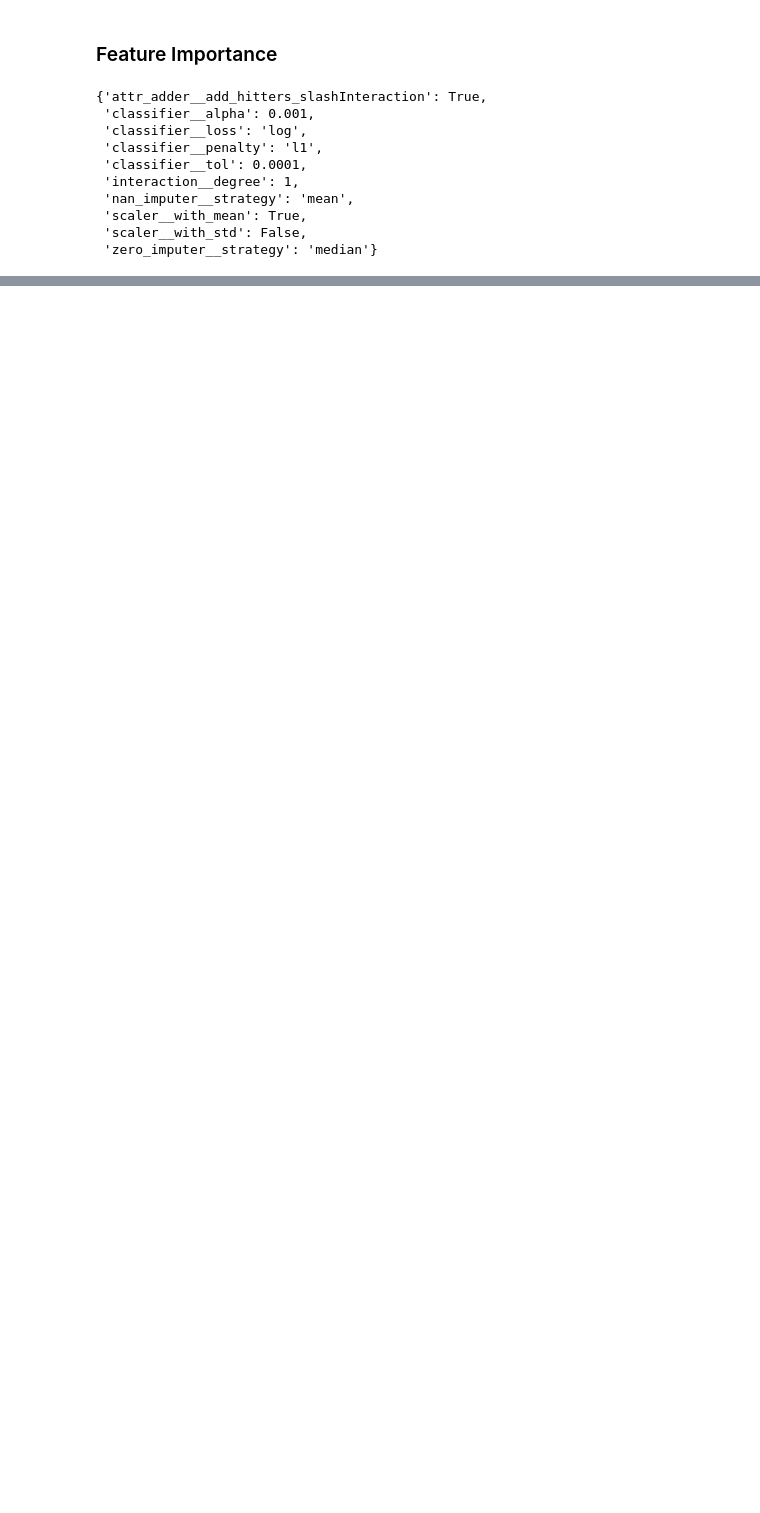
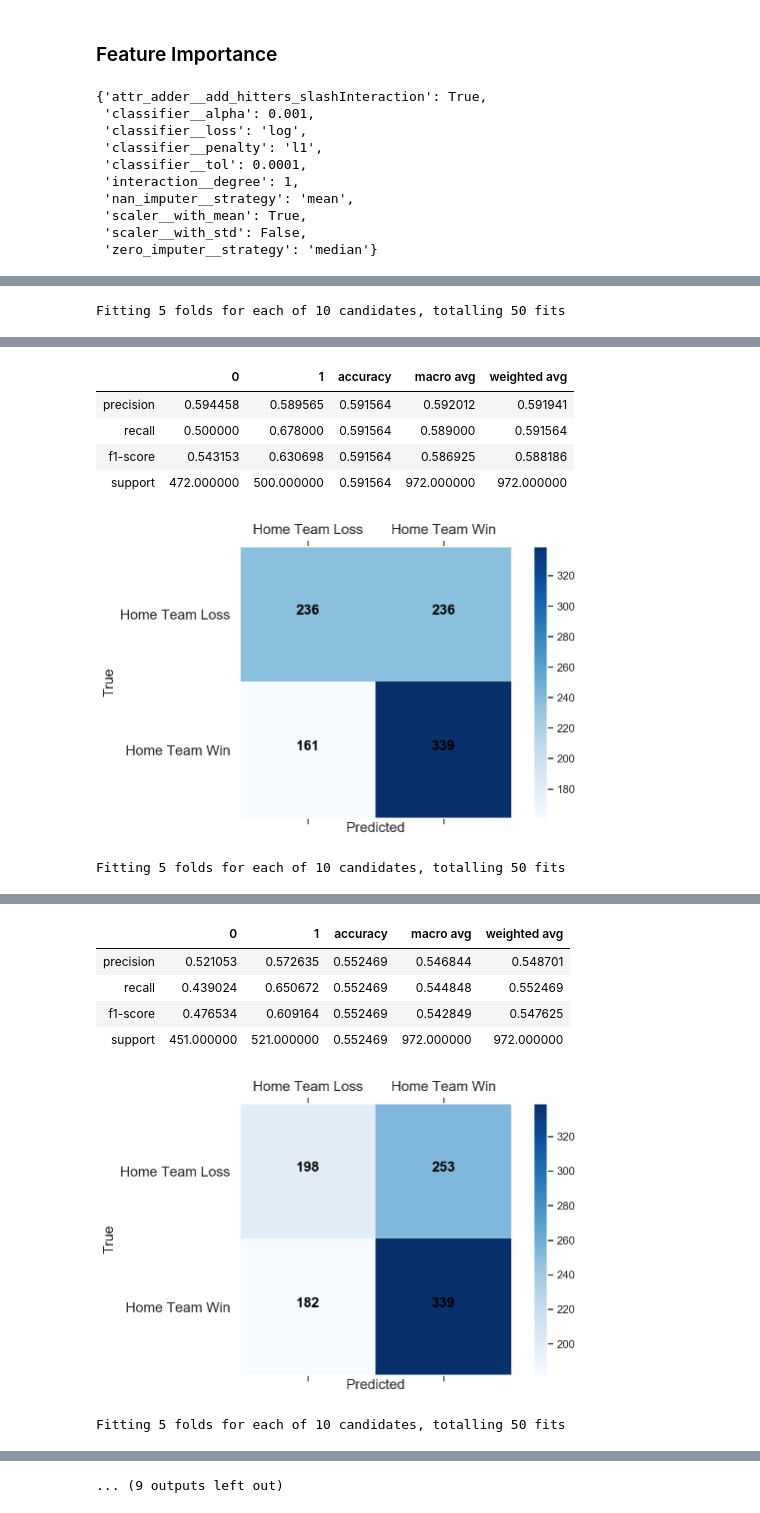
Before and after one commit to schlinkertc/mlb_predictions, a Jupyter notebook: modeling.ipynb, the cells around one changed output, grey strips where cells are left out. Cells and saved outputs as stored; diff of their text form; code cells hidden in the pictures; blank space fills up the shorter version.

```diff
--- a/modeling.ipynb
+++ b/modeling.ipynb
@@ -1207,0 +1124,4 @@ sgd_clf = SGDClassifier()
+# %%
+pipeline_cv(5,X.drop(columns=['homeWin_pct','awayWin_pct']),y,lr_random_search)
+# %% [output]
+Fitting 5 folds for each of 10 candidates, totalling 50 fits
@@ -1207,0 +1131,7 @@ sgd_clf = SGDClassifier()
+|  | 0 | 1 | accuracy | macro avg | weighted avg |
+| precision | 0.594458 | 0.589565 | 0.591564 | 0.592012 | 0.591941 |
+| recall | 0.500000 | 0.678000 | 0.591564 | 0.589000 | 0.591564 |
+| f1-score | 0.543153 | 0.630698 | 0.591564 | 0.586925 | 0.588186 |
+| support | 472.000000 | 500.000000 | 0.591564 | 972.000000 | 972.000000 |
+[figure, added]
+Fitting 5 folds for each of 10 candidates, totalling 50 fits
@@ -1207,0 +1141,7 @@ sgd_clf = SGDClassifier()
+|  | 0 | 1 | accuracy | macro avg | weighted avg |
+| precision | 0.521053 | 0.572635 | 0.552469 | 0.546844 | 0.548701 |
+| recall | 0.439024 | 0.650672 | 0.552469 | 0.544848 | 0.552469 |
+| f1-score | 0.476534 | 0.609164 | 0.552469 | 0.542849 | 0.547625 |
+| support | 451.000000 | 521.000000 | 0.552469 | 972.000000 | 972.000000 |
+[figure, added]
+Fitting 5 folds for each of 10 candidates, totalling 50 fits
@@ -1207,0 +1156 @@ sgd_clf = SGDClassifier()
+... (9 outputs left out)
```
Also changed, not shown: parts of 46 cells of this notebook, 12 other files.
